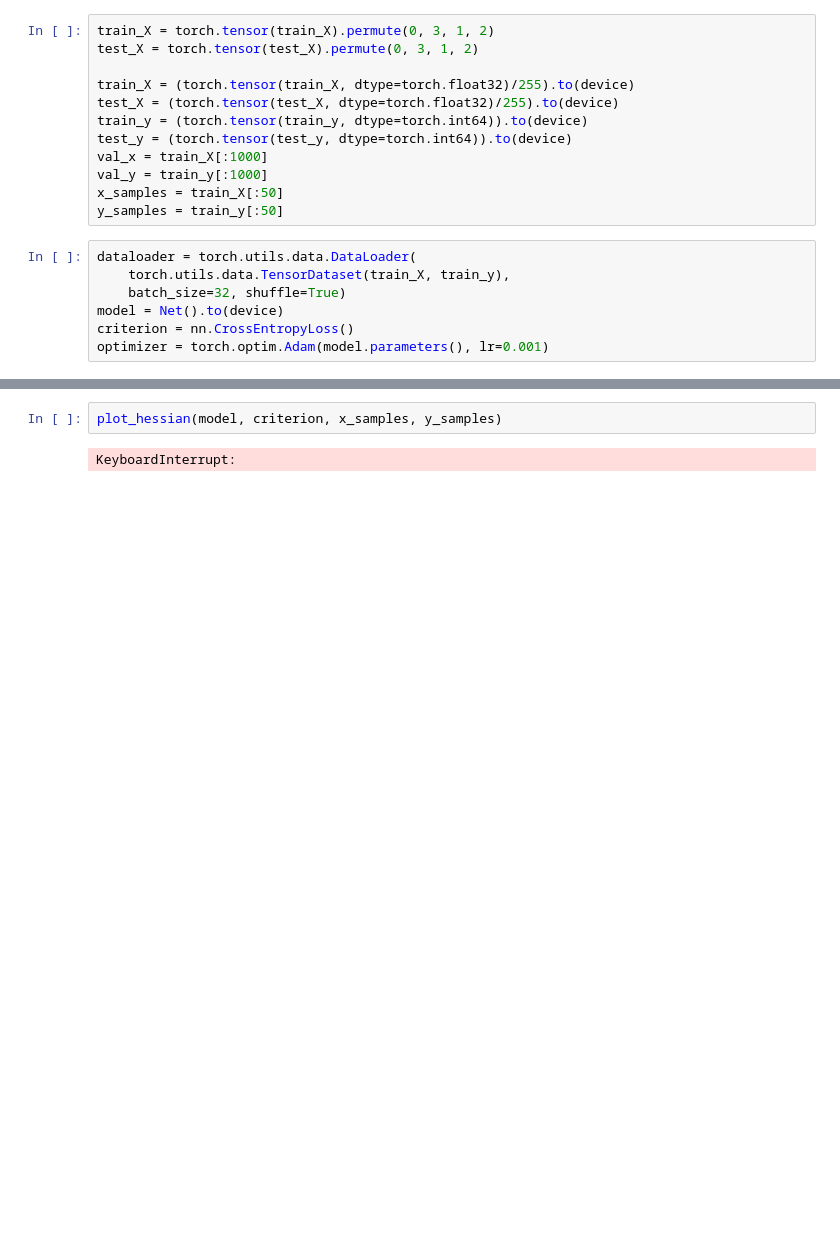
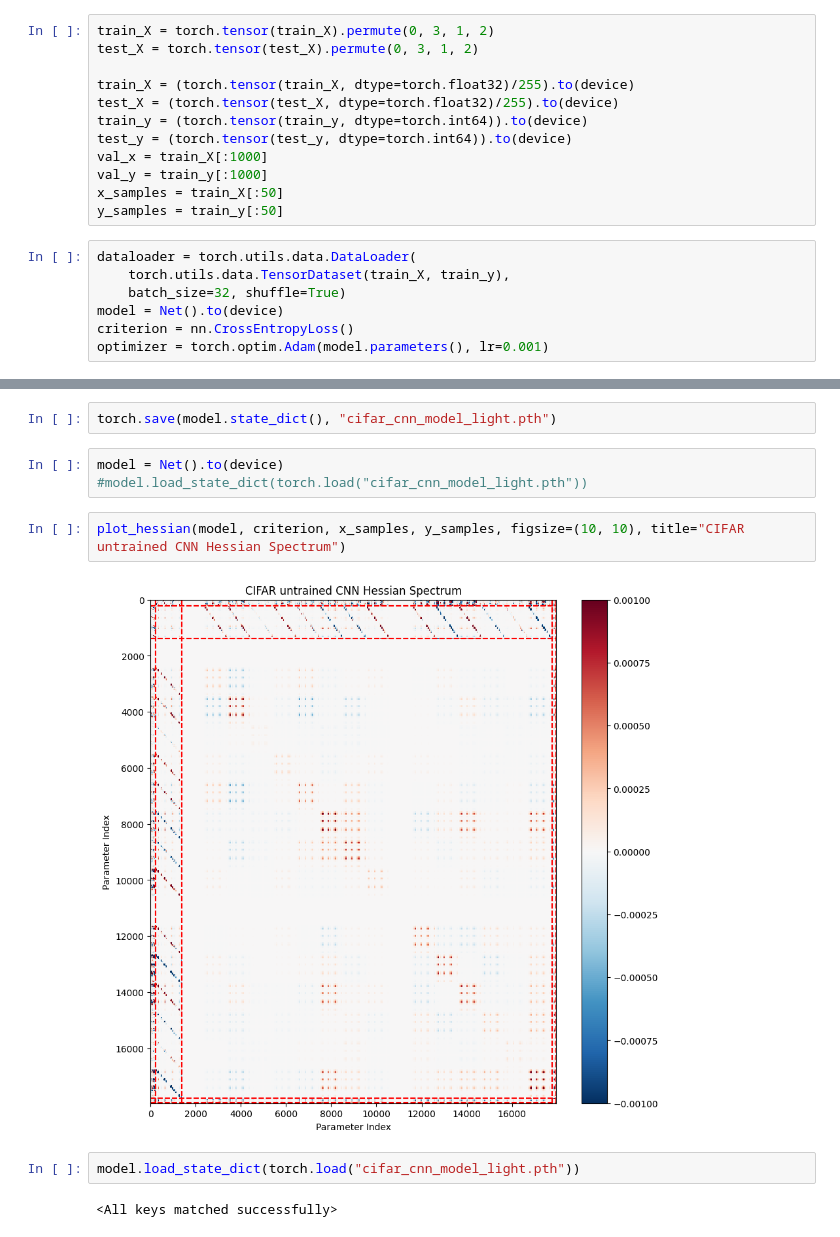
Before and after one commit to Aarsh-Wankar/DeepHessian, a Jupyter notebook: hessian_compare.ipynb, the cells around one changed output, grey strips where cells are left out. Cells and saved outputs as stored; diff of their text form; blank space fills up the shorter version.

```diff
--- a/hessian_compare.ipynb
+++ b/hessian_compare.ipynb
@@ -122,4 +136,13 @@ Test accuracy: 0.2774
+# %%
+torch.save(model.state_dict(), "cifar_cnn_model_light.pth")
+# %%
+model = Net().to(device)
+#model.load_state_dict(torch.load("cifar_cnn_model_light.pth"))
 # %%
-plot_hessian(model, criterion, x_samples, y_samples)
+plot_hessian(model, criterion, x_samples, y_samples, figsize=(10, 10), title="CIFAR untrained CNN Hessian Spectrum")
 # %% [output]
-KeyboardInterrupt:
+[figure, added]
+# %%
+model.load_state_dict(torch.load("cifar_cnn_model_light.pth"))
+# %% [output]
+<All keys matched successfully>
```
Also changed, not shown: parts of 3 cells of this notebook, 2 other files.
